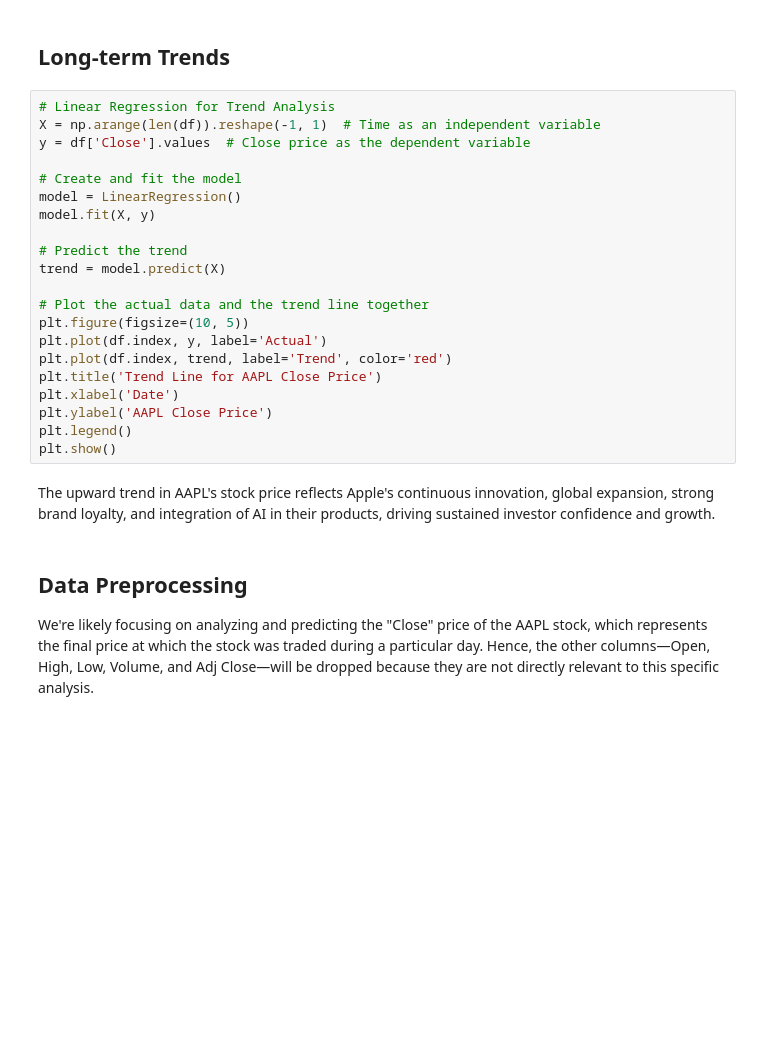
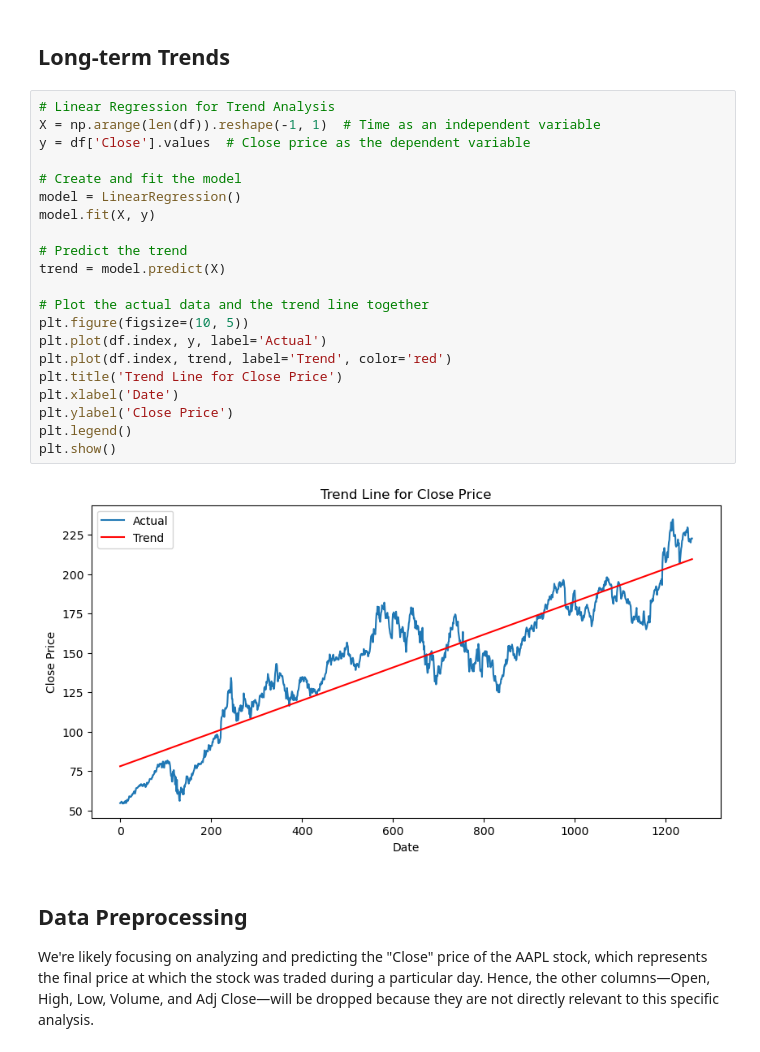
Before and after one commit to lisek75/ts_forecasting_notebook, a Jupyter notebook: aapl_stock/aapl_stock_price.ipynb, the cells around one changed output. Cells and saved outputs as stored; diff of their text form; blank space fills up the shorter version.

```diff
--- a/aapl_stock/aapl_stock_price.ipynb
+++ b/aapl_stock/aapl_stock_price.ipynb
@@ -96,26 +122,26 @@ plt.show()
 # %%
 # Linear Regression for Trend Analysis
 X = np.arange(len(df)).reshape(-1, 1)  # Time as an independent variable
 y = df['Close'].values  # Close price as the dependent variable
 
 # Create and fit the model
 model = LinearRegression()
 model.fit(X, y)
 
 # Predict the trend
 trend = model.predict(X)
 
 # Plot the actual data and the trend line together
 plt.figure(figsize=(10, 5))
 plt.plot(df.index, y, label='Actual')
 plt.plot(df.index, trend, label='Trend', color='red')
-plt.title('Trend Line for AAPL Close Price')
+plt.title('Trend Line for Close Price')
 plt.xlabel('Date')
-plt.ylabel('AAPL Close Price')
+plt.ylabel('Close Price')
 plt.legend()
 plt.show()
+# %% [output]
+[figure, added]
-# %% [markdown]
-The upward trend in AAPL's stock price reflects Apple's continuous innovation, global expansion, strong brand loyalty, and integration of AI in their products, driving sustained investor confidence and growth.
 # %% [markdown]
 ## Data Preprocessing
 We're likely focusing on analyzing and predicting the "Close" price of the AAPL stock, which represents the final price at which the stock was traded during a particular day. Hence, the other columns—Open, High, Low, Volume, and Adj Close—will be dropped because they are not directly relevant to this specific analysis.
```
Also changed, not shown: parts of 65 cells of this notebook.
